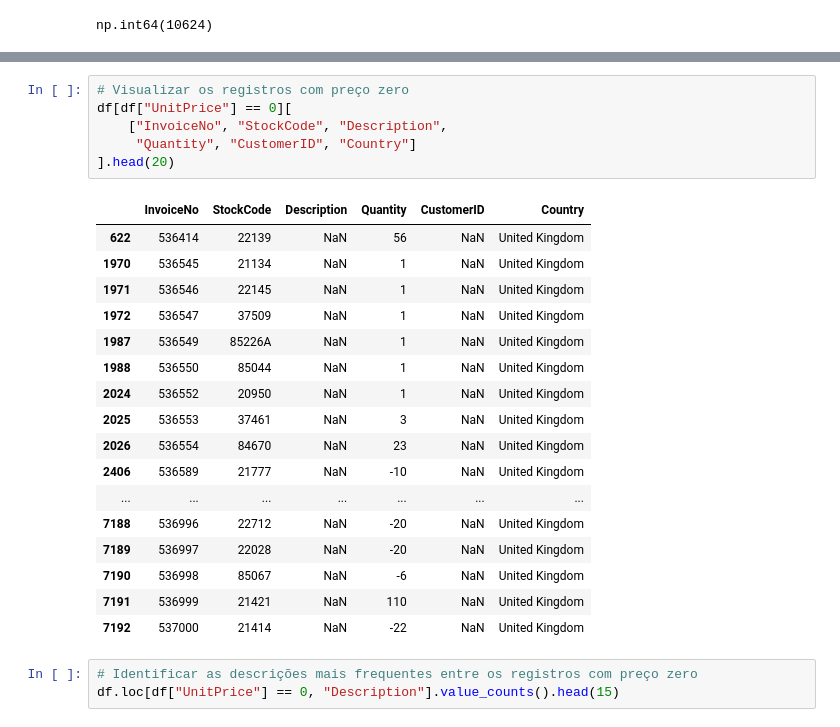
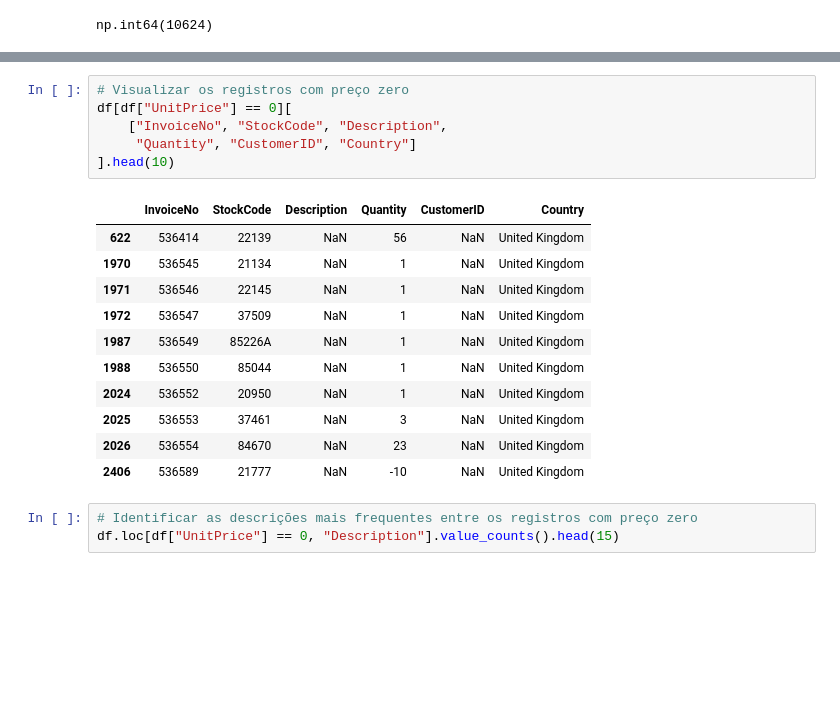
Before and after one commit to Pedrohsl01/customer-intelligence-ml, a Jupyter notebook: notebooks/01_exploratory_data_analysis.ipynb, the cells around one changed output, grey strips where cells are left out. Saved outputs shown, nothing was run; the diff lists cells and outputs as text; blank space fills up the shorter version.

```diff
--- a/notebooks/01_exploratory_data_analysis.ipynb
+++ b/notebooks/01_exploratory_data_analysis.ipynb
@@ -187,27 +173,21 @@ df[df["UnitPrice"] < 0]
 # %%
 # Visualizar os registros com preço zero
 df[df["UnitPrice"] == 0][
     ["InvoiceNo", "StockCode", "Description",
      "Quantity", "CustomerID", "Country"]
-].head(20)
+].head(10)
 # %% [output]
 |  | InvoiceNo | StockCode | Description | Quantity | CustomerID | Country |
 | 622 | 536414 | 22139 | NaN | 56 | NaN | United Kingdom |
 | 1970 | 536545 | 21134 | NaN | 1 | NaN | United Kingdom |
 | 1971 | 536546 | 22145 | NaN | 1 | NaN | United Kingdom |
 | 1972 | 536547 | 37509 | NaN | 1 | NaN | United Kingdom |
 | 1987 | 536549 | 85226A | NaN | 1 | NaN | United Kingdom |
 | 1988 | 536550 | 85044 | NaN | 1 | NaN | United Kingdom |
 | 2024 | 536552 | 20950 | NaN | 1 | NaN | United Kingdom |
 | 2025 | 536553 | 37461 | NaN | 3 | NaN | United Kingdom |
 | 2026 | 536554 | 84670 | NaN | 23 | NaN | United Kingdom |
 | 2406 | 536589 | 21777 | NaN | -10 | NaN | United Kingdom |
-| ... | ... | ... | ... | ... | ... | ... |
-| 7188 | 536996 | 22712 | NaN | -20 | NaN | United Kingdom |
-| 7189 | 536997 | 22028 | NaN | -20 | NaN | United Kingdom |
-| 7190 | 536998 | 85067 | NaN | -6 | NaN | United Kingdom |
-| 7191 | 536999 | 21421 | NaN | 110 | NaN | United Kingdom |
-| 7192 | 537000 | 21414 | NaN | -22 | NaN | United Kingdom |
 # %%
 # Identificar as descrições mais frequentes entre os registros com preço zero
 df.loc[df["UnitPrice"] == 0, "Description"].value_counts().head(15)
```
Also changed, not shown: parts of 15 cells of this notebook, 6 other files.
